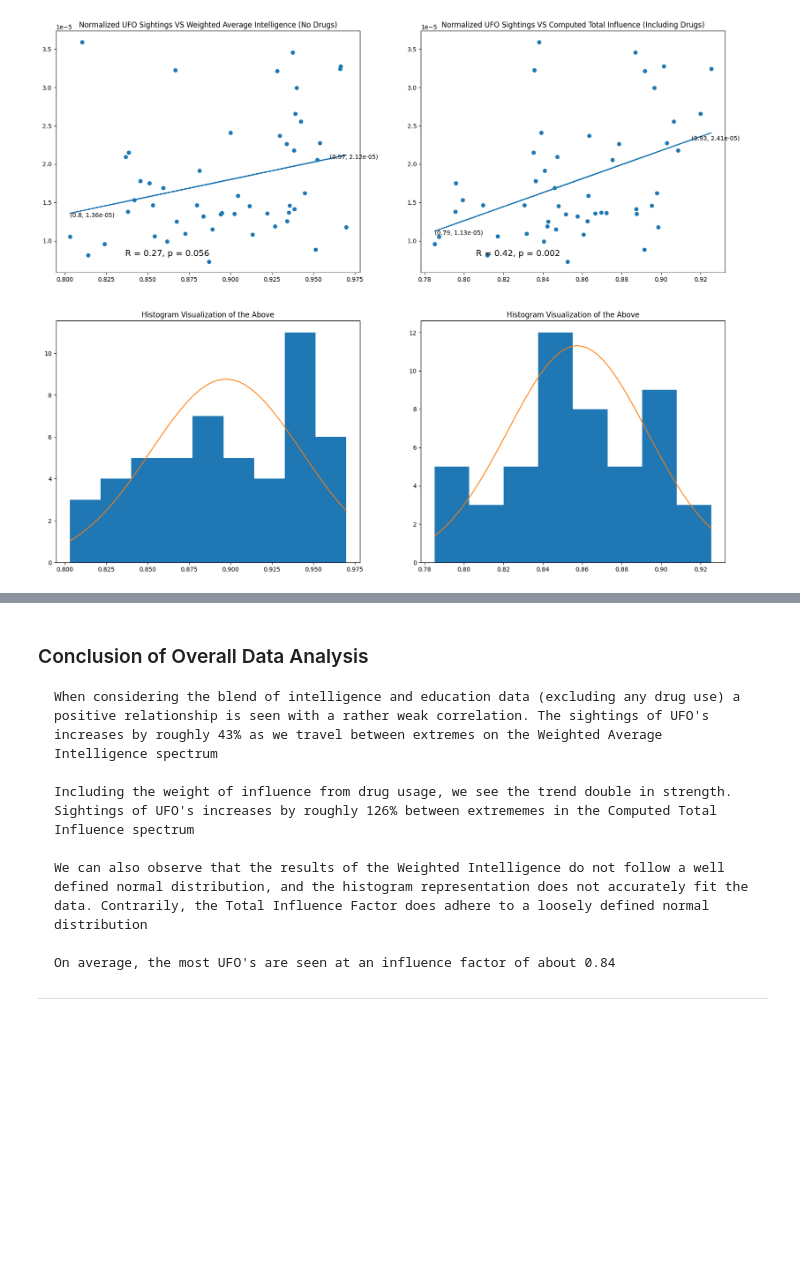
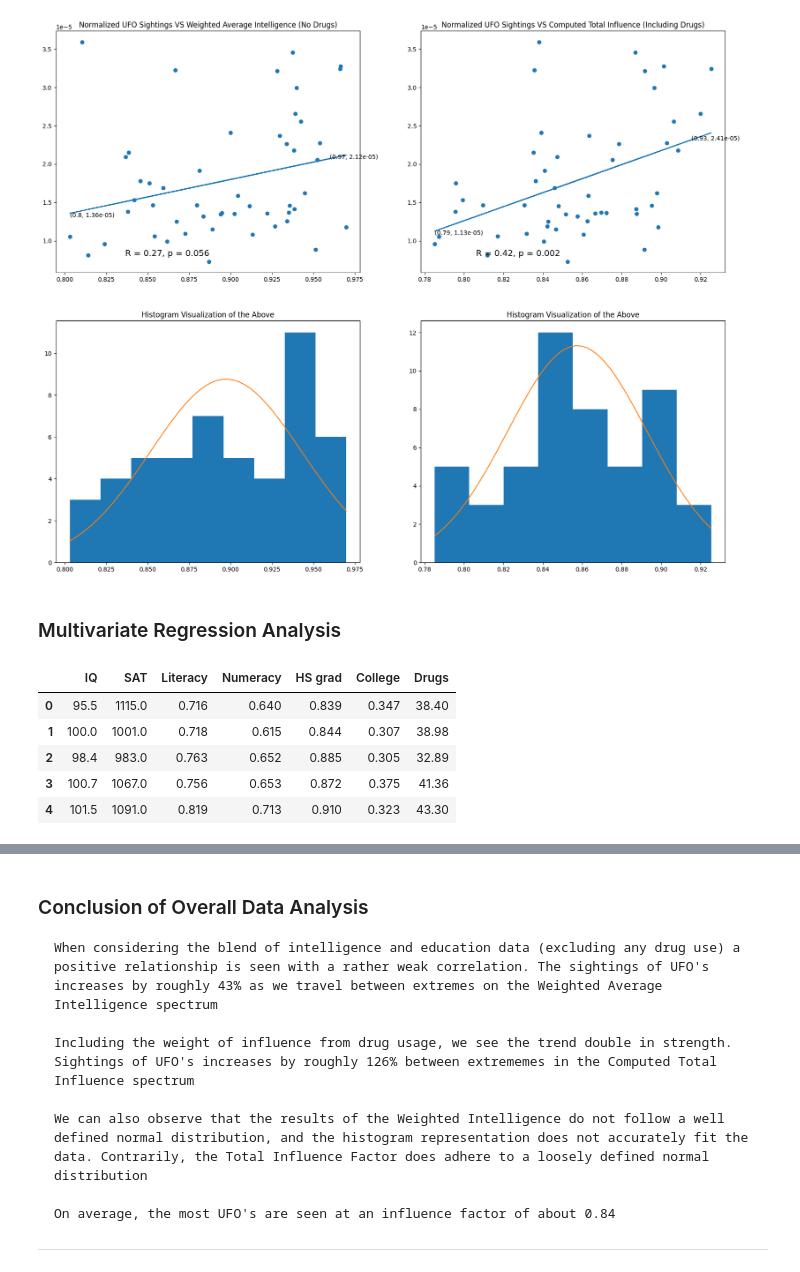
Before and after one commit to codycosta/ENGR201, a Jupyter notebook: weeks-9-10-final-project/project.ipynb, the cells around one changed output, grey strips where cells are left out. Drawn from its saved outputs; the diff is of its cells as text; code cells hidden in the pictures; blank space fills up the shorter version.

```diff
--- a/weeks-9-10-final-project/project.ipynb
+++ b/weeks-9-10-final-project/project.ipynb
@@ -488,3 +490,26 @@ ax[1, 1].set_title('Histogram Visualization of the Above')
 plt.show()
 # %% [output]
 [figure]
+# %% [markdown]
+### Multivariate Regression Analysis
+# %%
+# pandas df to dump data into
+
+multi_regression_data = pd.DataFrame({
+    'IQ': iq_scores,
+    'SAT': sat_scores,
+    'Literacy': literacy,
+    'Numeracy': numeracy,
+    'HS grad': high_school,
+    'College': bachelors,
+    'Drugs': drug_scores
+})
+
+multi_regression_data.head()
+# %% [output]
+|  | IQ | SAT | Literacy | Numeracy | HS grad | College | Drugs |
+| 0 | 95.5 | 1115.0 | 0.716 | 0.640 | 0.839 | 0.347 | 38.40 |
+| 1 | 100.0 | 1001.0 | 0.718 | 0.615 | 0.844 | 0.307 | 38.98 |
+| 2 | 98.4 | 983.0 | 0.763 | 0.652 | 0.885 | 0.305 | 32.89 |
+| 3 | 100.7 | 1067.0 | 0.756 | 0.653 | 0.872 | 0.375 | 41.36 |
+| 4 | 101.5 | 1091.0 | 0.819 | 0.713 | 0.910 | 0.323 | 43.30 |
```
Also changed, not shown: parts of 6 cells of this notebook, 3 other files.
